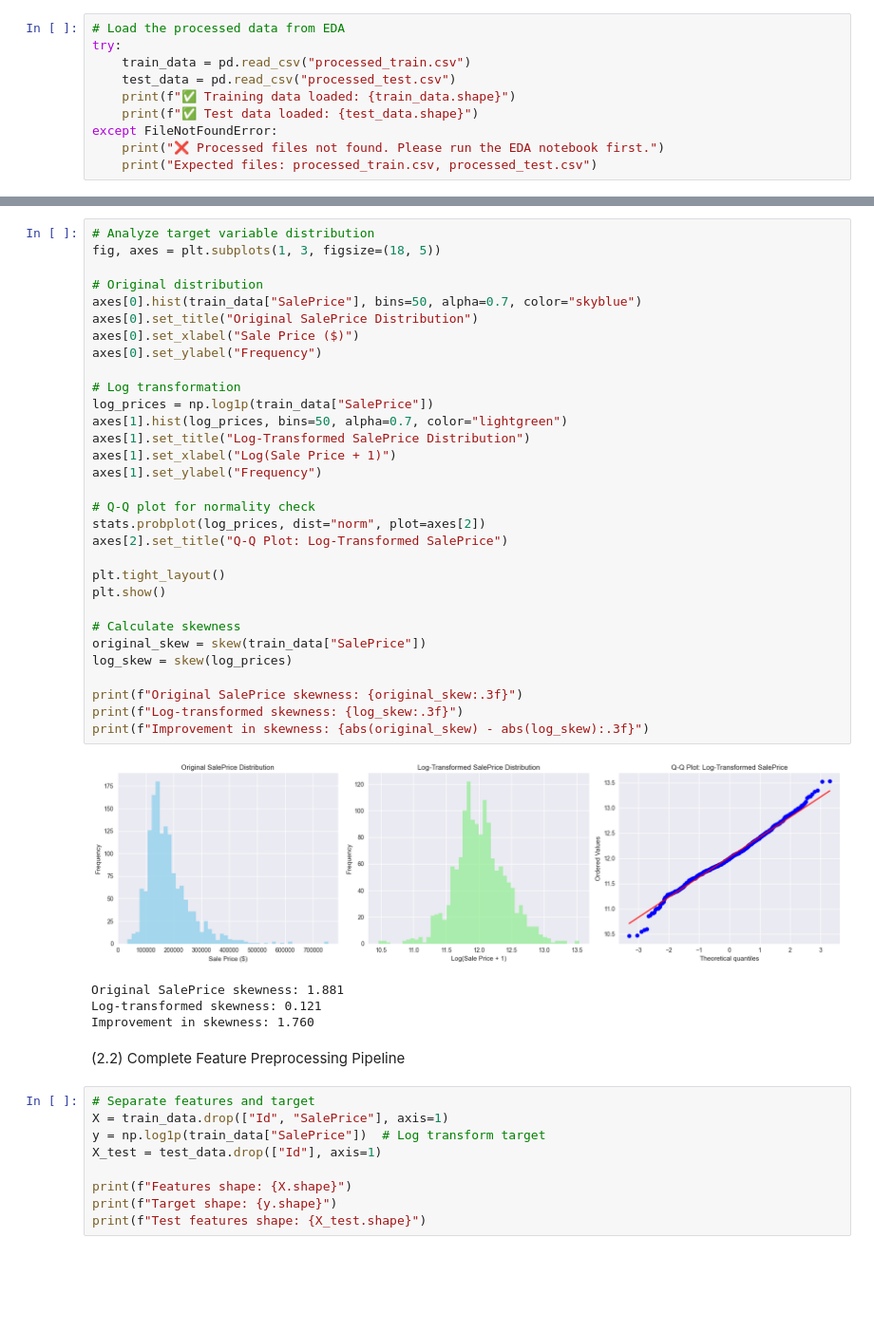
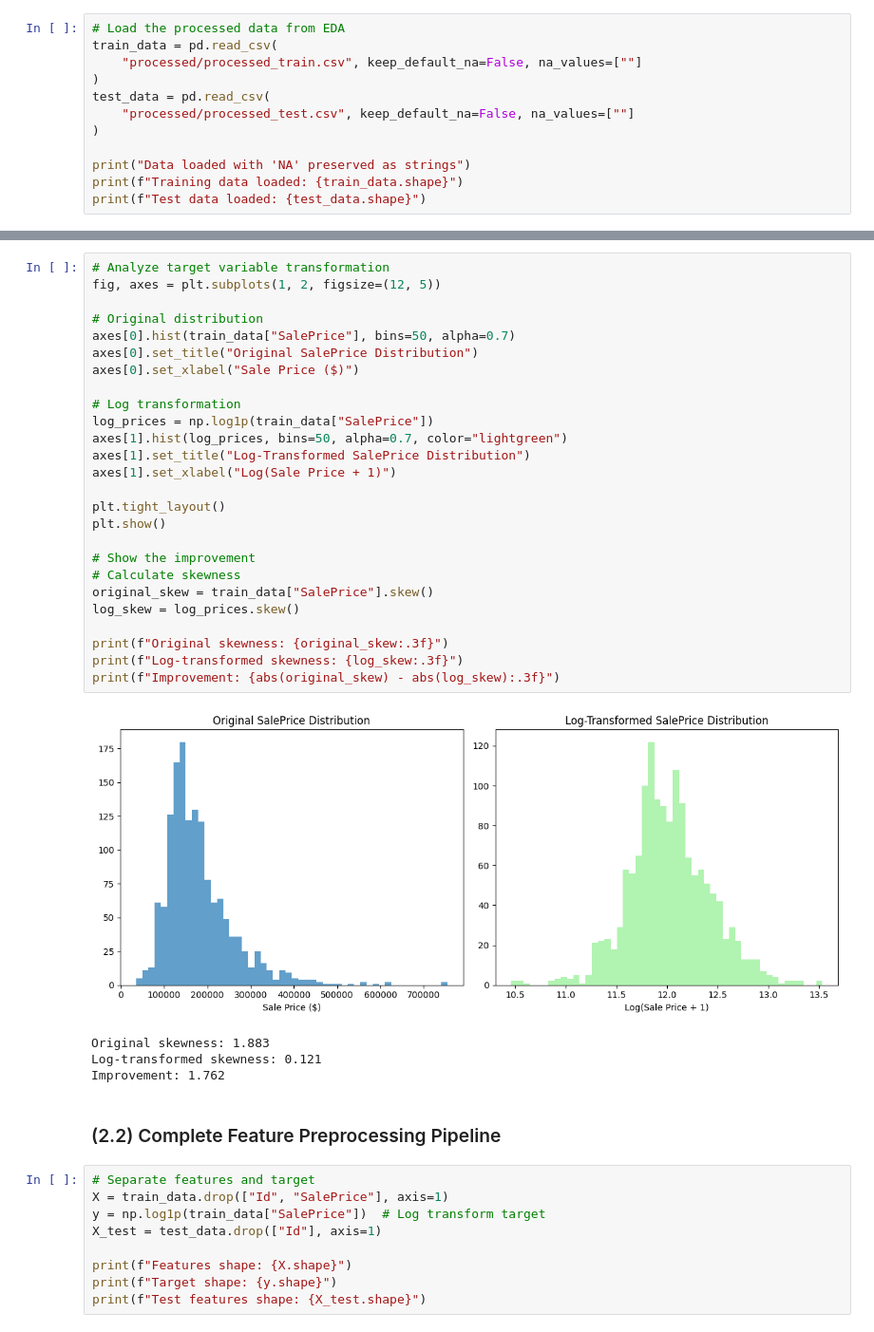
Before and after one commit to wh33les/housing-prices-prediction, a Jupyter notebook: 02_house_prices_model_selection.ipynb, the cells around one changed output, grey strips where cells are left out. Shown at 95% size. Drawn from its saved outputs; the diff is of its cells as text; blank space fills up the shorter version.

```diff
--- a/02_house_prices_model_selection.ipynb
+++ b/02_house_prices_model_selection.ipynb
@@ -68,11 +71,13 @@ All libraries imported successfully! 📚
 # %%
 # Load the processed data from EDA
-try:
-    train_data = pd.read_csv("processed_train.csv")
-    test_data = pd.read_csv("processed_test.csv")
-    print(f"✅ Training data loaded: {train_data.shape}")
-    print(f"✅ Test data loaded: {test_data.shape}")
-except FileNotFoundError:
-    print("❌ Processed files not found. Please run the EDA notebook first.")
-    print("Expected files: processed_train.csv, processed_test.csv")
+train_data = pd.read_csv(
+    "processed/processed_train.csv", keep_default_na=False, na_values=[""]
+)
+test_data = pd.read_csv(
+    "processed/processed_test.csv", keep_default_na=False, na_values=[""]
+)
+
+print("Data loaded with 'NA' preserved as strings")
+print(f"Training data loaded: {train_data.shape}")
+print(f"Test data loaded: {test_data.shape}")
 # %% [output]
@@ -110,41 +121,36 @@ Name: count, dtype: int64
 # %%
-# Analyze target variable distribution
-fig, axes = plt.subplots(1, 3, figsize=(18, 5))
+# Analyze target variable transformation
+fig, axes = plt.subplots(1, 2, figsize=(12, 5))
 
 # Original distribution
-axes[0].hist(train_data["SalePrice"], bins=50, alpha=0.7, color="skyblue")
+axes[0].hist(train_data["SalePrice"], bins=50, alpha=0.7)
 axes[0].set_title("Original SalePrice Distribution")
 axes[0].set_xlabel("Sale Price ($)")
-axes[0].set_ylabel("Frequency")
 
 # Log transformation
 log_prices = np.log1p(train_data["SalePrice"])
 axes[1].hist(log_prices, bins=50, alpha=0.7, color="lightgreen")
 axes[1].set_title("Log-Transformed SalePrice Distribution")
 axes[1].set_xlabel("Log(Sale Price + 1)")
-axes[1].set_ylabel("Frequency")
-
-# Q-Q plot for normality check
-stats.probplot(log_prices, dist="norm", plot=axes[2])
-axes[2].set_title("Q-Q Plot: Log-Transformed SalePrice")
 
 plt.tight_layout()
 plt.show()
 
+# Show the improvement
 # Calculate skewness
-original_skew = skew(train_data["SalePrice"])
-log_skew = skew(log_prices)
+original_skew = train_data["SalePrice"].skew()
+log_skew = log_prices.skew()
 
-print(f"Original SalePrice skewness: {original_skew:.3f}")
+print(f"Original skewness: {original_skew:.3f}")
 print(f"Log-transformed skewness: {log_skew:.3f}")
-print(f"Improvement in skewness: {abs(original_skew) - abs(log_skew):.3f}")
+print(f"Improvement: {abs(original_skew) - abs(log_skew):.3f}")
 # %% [output]
-[figure, old version]
+[figure, new version]
-Original SalePrice skewness: 1.881
+Original skewness: 1.883
 Log-transformed skewness: 0.121
-Improvement in skewness: 1.760
+Improvement: 1.762
 # %% [markdown]
-(2.2) Complete Feature Preprocessing Pipeline
+### (2.2) Complete Feature Preprocessing Pipeline
 # %%
 # Separate features and target
 X = train_data.drop(["Id", "SalePrice"], axis=1)
```
Also changed, not shown: parts of 31 cells of this notebook, 13 other files.
